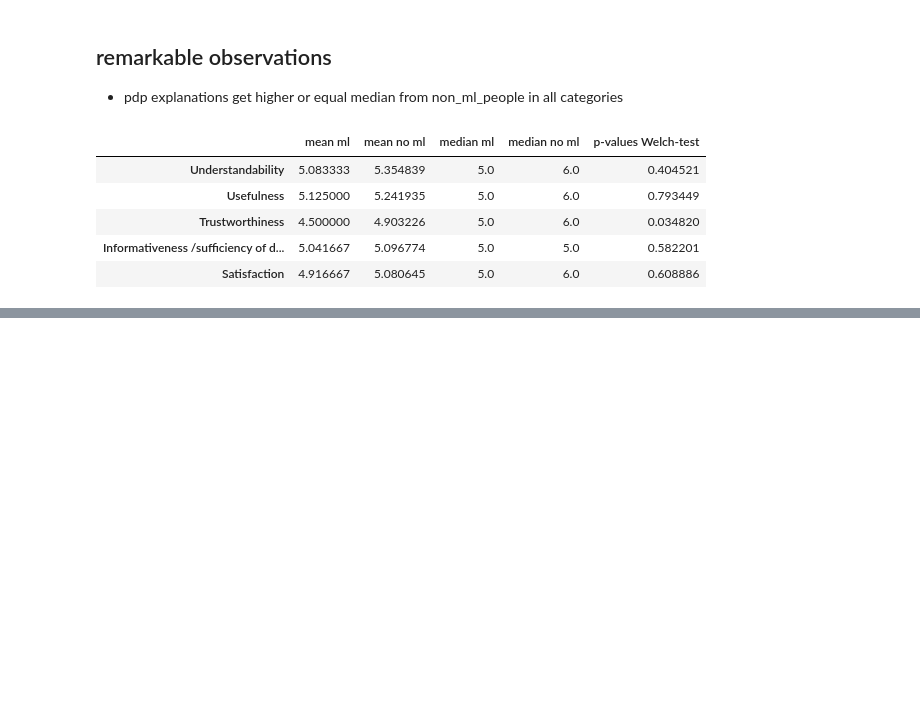
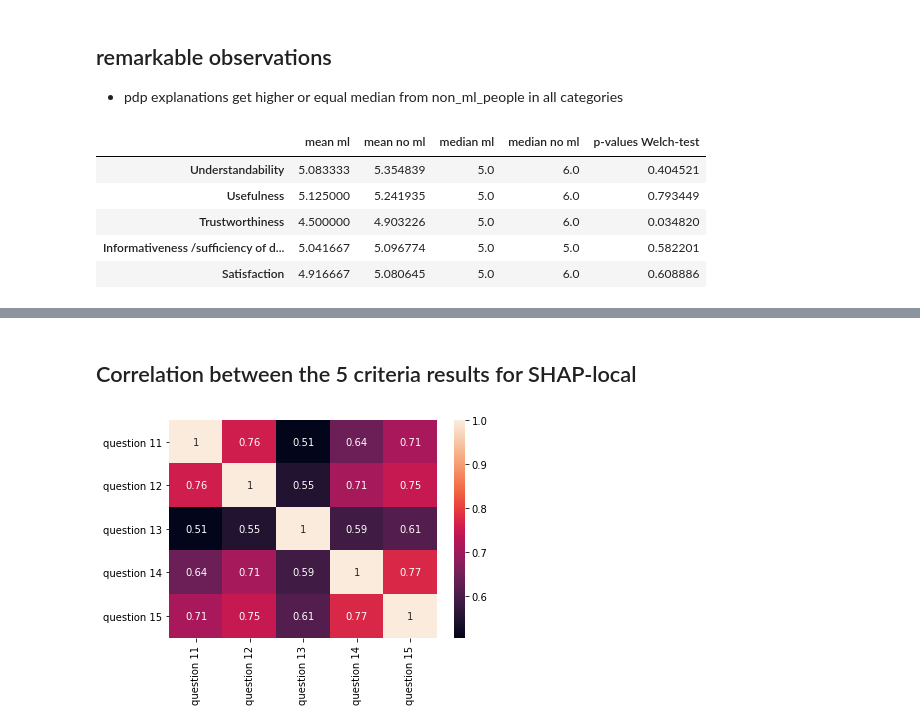
Before and after one commit to unofficial-Jona/Unimaas_researchproject_XAI, a Jupyter notebook: Data analysis.ipynb, the cells around one changed output, grey strips where cells are left out. Cells and saved outputs as stored; diff of their text form; code cells hidden in the pictures; blank space fills up the shorter version.

```diff
--- a/Data analysis.ipynb
+++ b/Data analysis.ipynb
@@ -780,0 +795,14 @@ assess_xai_method(3)
+# %% [markdown]
+## Correlation between the 5 criteria results for SHAP-local
+# %%
+import seaborn as sns
+
+df_lime = df[[f'question {11}', f'question {12}',f'question {13}',f'question {14}',f'question {15}']]
+
+correlation_mat = df_lime.corr()
+
+sns.heatmap(correlation_mat, annot = True)
+
+plt.show()
+# %% [output]
+[figure, added]
```
Also changed, not shown: parts of 7 cells of this notebook.
